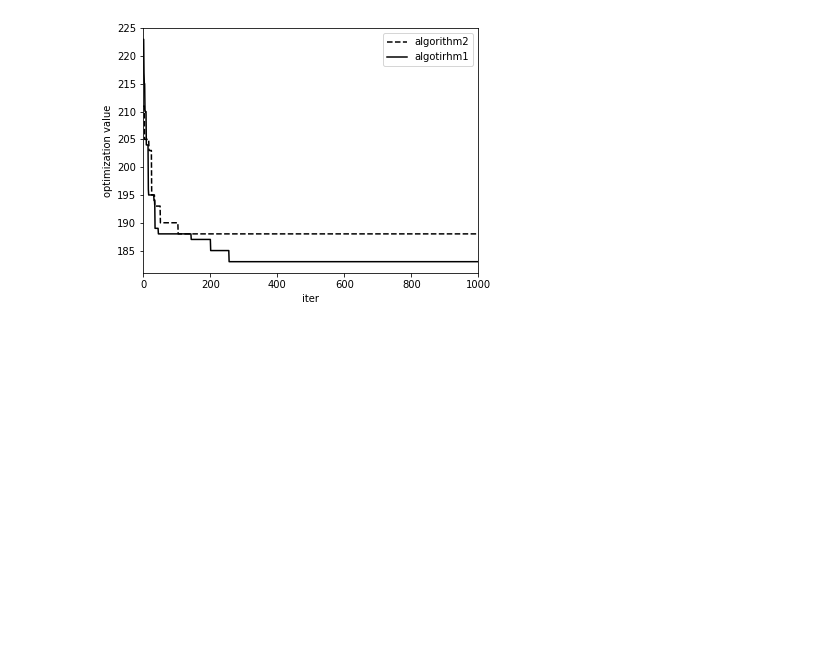
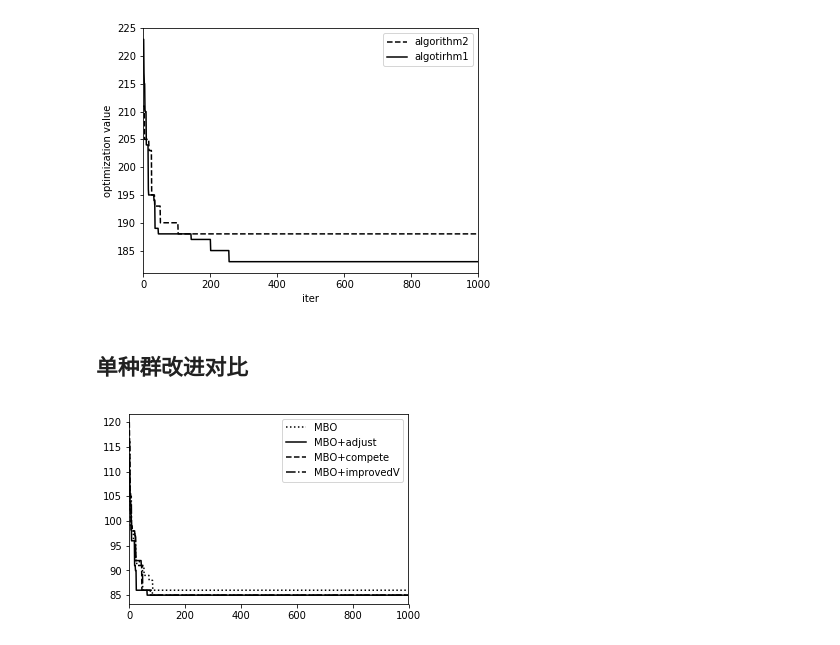
Before and after one commit to dawnohdawn/multi-object-JSSP-with-lot-spliting, a Jupyter notebook: 选择数据画收敛图.ipynb, the cells around one changed output. Drawn from its saved outputs; the diff is of its cells as text; code cells hidden in the pictures; blank space fills up the shorter version.

```diff
--- a/选择数据画收敛图.ipynb
+++ b/选择数据画收敛图.ipynb
@@ -344,3 +368,27 @@ plotmbo('MLCCMBO-P2-183.csv', 'PCCMBO-P2-188.csv')  # MBO & myMBO1-P1-85-85
 plt.savefig(PATH+"\\"+"停滞示意图",dpi=160)
 # %% [output]
 [figure]
+# %% [markdown]
+## 单种群改进对比
+# %%
+def plotmbo(file1):
+    """
+    功能：
+    取data1的originalMBO，取data2的originalMBO_newNeighbours，画收敛曲线
+
+    输入：
+    file1，file2    要用到的csv文件全名
+    """
+    # 提取csv，取data1的originalMBO，取data2的originalMBO_newNeighbours
+    data1 = pd.read_csv(PATH+"\\" + file1, header=0)
+    # 混合需要的数据，在此可更改两个算法的名字
+    mixdata = pd.DataFrame({'MBO+improvedV':data1.MBOimprovedV, 'MBO+adjust':data1.MBOadjust, \
+                            'MBO+compete':data1.MBOcompete, 'MBO':data1.MBO})
+    #画图
+    mixdata.plot(grid=False, style=['k:', 'k-', 'k--', 'k-.'], legend=True, figsize=(5,3.5))
+# %%
+#p1
+plotmbo('MBO & MBO+improvedV & MBO+compete & MBO+adjust-P1.csv')
+plt.savefig(PATH+"\\"+'MBO & MBO+improvedV & MBO+compete & MBO+adjust收敛对比-P1',dpi=160)
+# %% [output]
+[figure, added]
```
Also changed, not shown: parts of 12 cells of this notebook, 28 other files.
